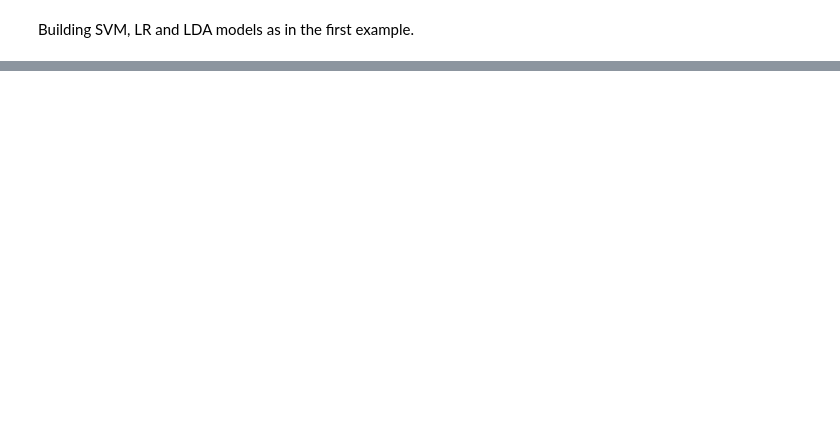
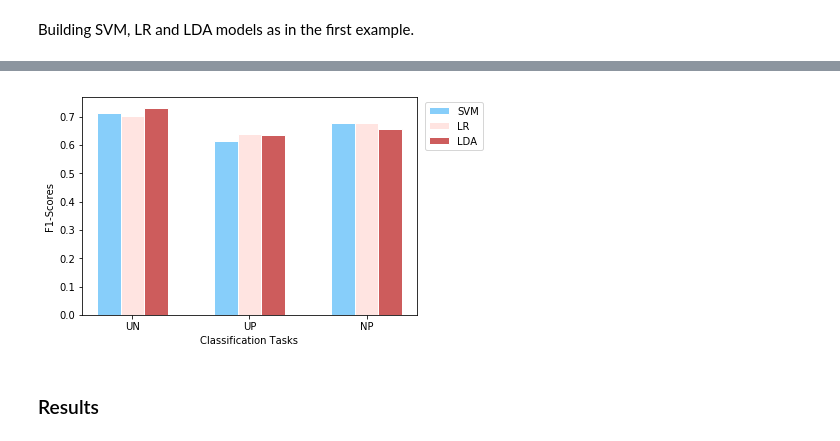
Before and after one commit to aath0/AlgorithmsNeuroscience, a Jupyter notebook: Tutorials/Applying Machine Learning Methods-1.ipynb, the cells around one changed output, grey strips where cells are left out. Cells and saved outputs as stored; diff of their text form; code cells hidden in the pictures; blank space fills up the shorter version.

```diff
--- a/Tutorials/Applying Machine Learning Methods-1.ipynb
+++ b/Tutorials/Applying Machine Learning Methods-1.ipynb
@@ -333,6 +380,6 @@ Accuracy of SVM model: 0.6538461538461539
 # %%
 #Logistic Regression
-clf_lr_pip = make_pipeline(Vectorizer(), StandardScaler(), LogisticRegression())
+clf_lr_pip = make_pipeline(Vectorizer(), StandardScaler(), LogisticRegression(random_state=42))
 parameters = {'logisticregression__penalty':['l1', 'l2']}
 gs_cv_lr = GridSearchCV(clf_lr_pip, parameters, scoring='accuracy')
 gs_cv_lr.fit(train_data_NP, labels_train_NP)
@@ -340,11 +387,17 @@ gs_cv_lr.fit(train_data_NP, labels_train_NP)
 print('Best Parameters: {}'.format(gs_cv_lr.best_params_))
 print('Best Score: {}'.format(gs_cv_lr.best_score_))
 
-# Make prediction
+# Prediction
 predictions_lr = gs_cv_lr.predict(test_data_NP)
+
+#Evaluation
 report_lr = classification_report(labels_test_NP, predictions_lr, target_names=['Neutral', 'Pleasant'])
 print('LR Clasification Report:\n {}'.format(report_lr))
+
 acc_lr = accuracy_score(labels_test_NP, predictions_lr)
 print("Accuracy of LR model: {}".format(acc_lr))
+
+precision_lr,recall_lr,fscore_lr,support_lr=precision_recall_fscore_support(labels_test_NP,predictions_lr,average='macro')
+print('Precision: {0}, Recall: {1}, f1-score:{2}'.format(precision_lr,recall_lr,fscore_lr))
 # %% [output]
 Best Parameters: {'logisticregression__penalty': 'l1'}
@@ -364,11 +418,18 @@ Accuracy of LR model: 0.7307692307692307
 clf_lda_pip = make_pipeline(Vectorizer(), StandardScaler(), LinearDiscriminantAnalysis(solver='svd'))
 clf_lda_pip.fit(train_data_NP,labels_train_NP)
 
+#Prediction
 predictions_lda = clf_lda_pip.predict(test_data_NP)
+
+#Evaluation
 report_lda = classification_report(labels_test_NP, predictions_lda, target_names=['Neutral', 'Plesant'])
 print('LDA Clasification Report:\n {}'.format(report_lda))
+
 acc_lda = accuracy_score(labels_test_NP, predictions_lda)
 print("Accuracy of LDA model: {}".format(acc_lda))
+
+precision_lda,recall_lda,fscore_lda,support_lda=precision_recall_fscore_support(labels_test_NP,predictions_lda,average='macro')
+print('Precision: {0}, Recall: {1}, f1-score:{2}'.format(precision_lda,recall_lda,fscore_lda))
 # %% [output]
 LDA Clasification Report:
                precision    recall  f1-score   support
@@ -389,0 +482,9 @@ accuracy of LDA = 0.6666666666666666
+# %%
+#Plot F1 Scores
+tasks = ['UN', 'UP', 'NP']
+labels = ['SVM', 'LR', 'LDA']
+plotEvalMetrics(tasks, labels, f1_scores, 'F1-Scores')
+# %% [output]
+[figure, added]
+# %% [markdown]
+### Results
```
Also changed, not shown: parts of 30 cells of this notebook.
